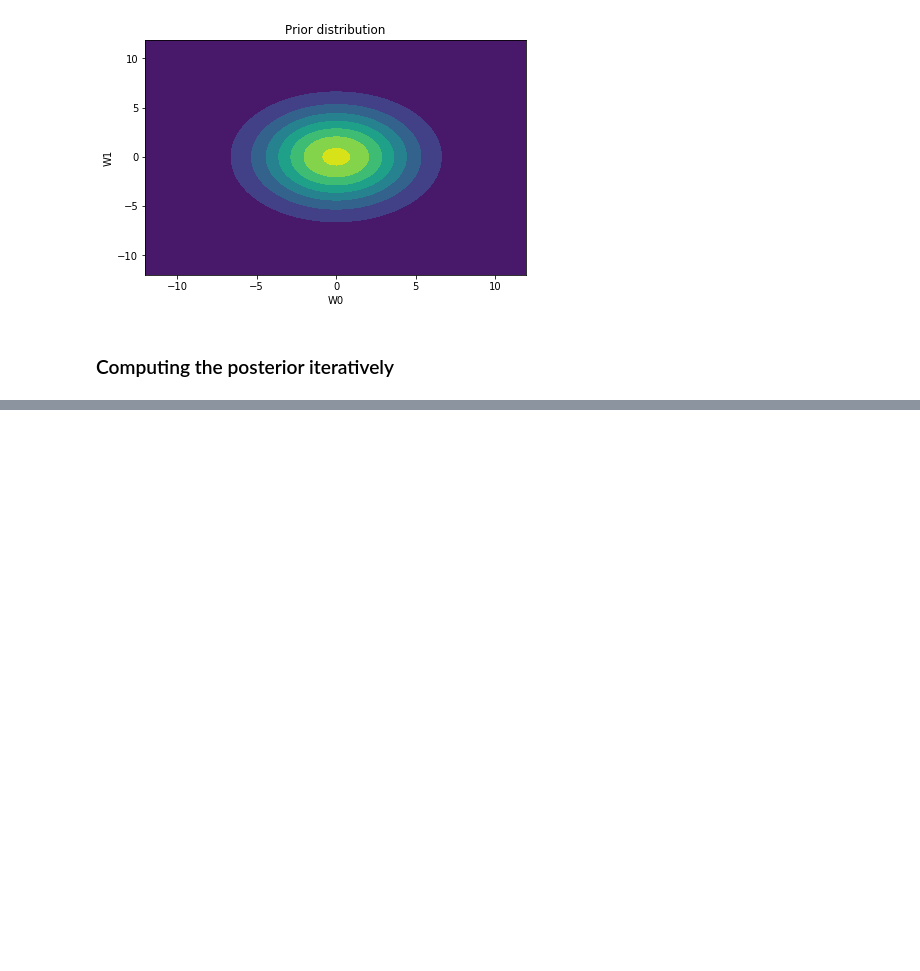
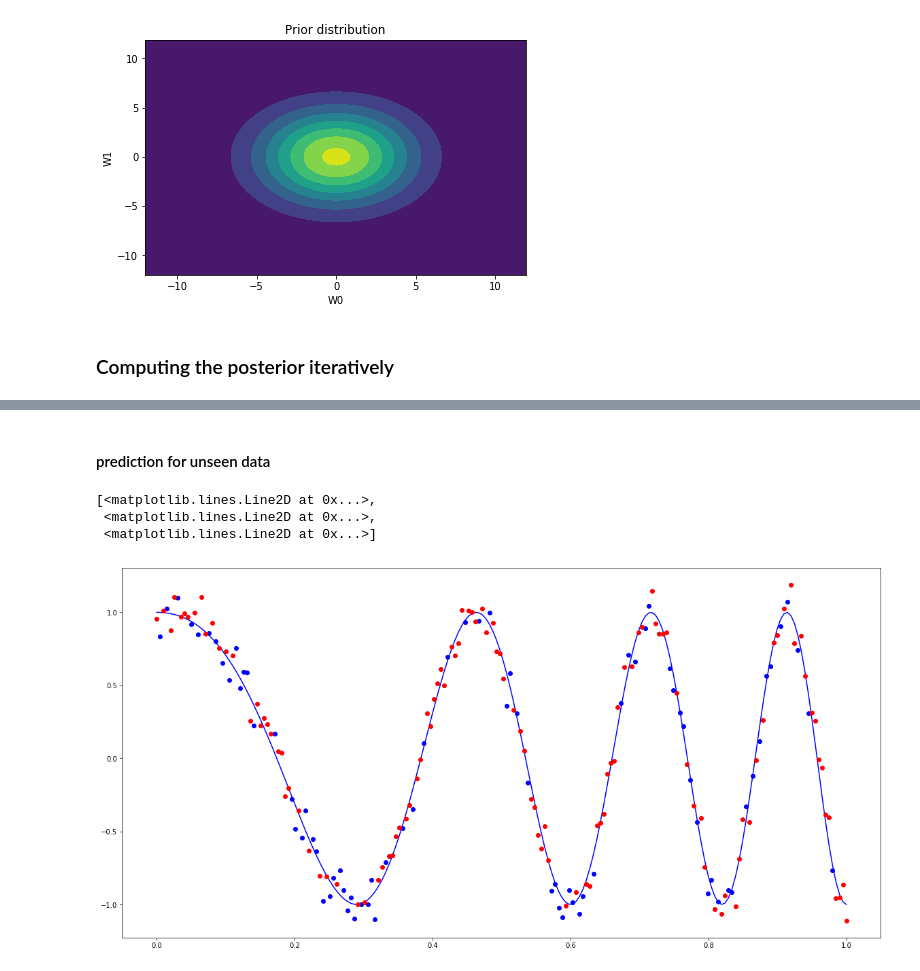
Before and after one commit to juangil/bayesian_methods, a Jupyter notebook: bayesian_linear_regression/BayesianLinearRegression.ipynb, the cells around one changed output, grey strips where cells are left out. Cells and saved outputs as stored; diff of their text form; code cells hidden in the pictures; blank space fills up the shorter version.

```diff
--- a/bayesian_linear_regression/BayesianLinearRegression.ipynb
+++ b/bayesian_linear_regression/BayesianLinearRegression.ipynb
@@ -163,0 +225,18 @@ In order for your solution to be full bayesian we should condition the value of
+# %% [markdown]
+#### prediction for unseen data
+# %%
+np.random.seed(5)
+N_train = 80
+random_indexes = np.random.permutation(PHI_training.shape[0])
+X_train = x[random_indexes[0:N_train]]
+t_train = t[random_indexes[0:N_train]]
+
+X_test = x[random_indexes[N_train:200]]
+t_test = t[random_indexes[N_train:200]]
+plt.figure(1, figsize=(20,10))
+plt.plot(x, y, 'b', X_train, t_train, 'bo', X_test, t_test, 'ro')
+# %% [output]
+[<matplotlib.lines.Line2D at 0x...>,
+ <matplotlib.lines.Line2D at 0x...>,
+ <matplotlib.lines.Line2D at 0x...>]
+[figure, added]
```
Also changed, not shown: parts of 17 cells of this notebook.
